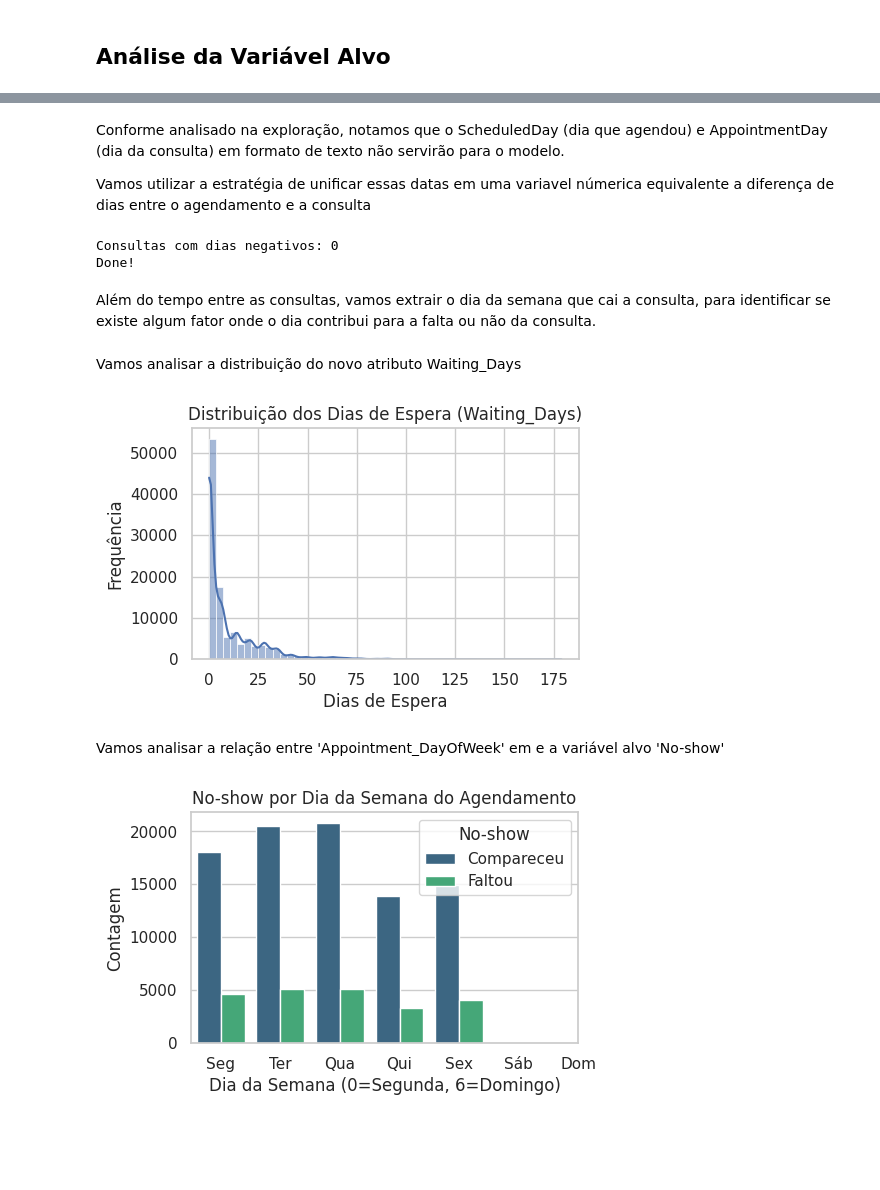
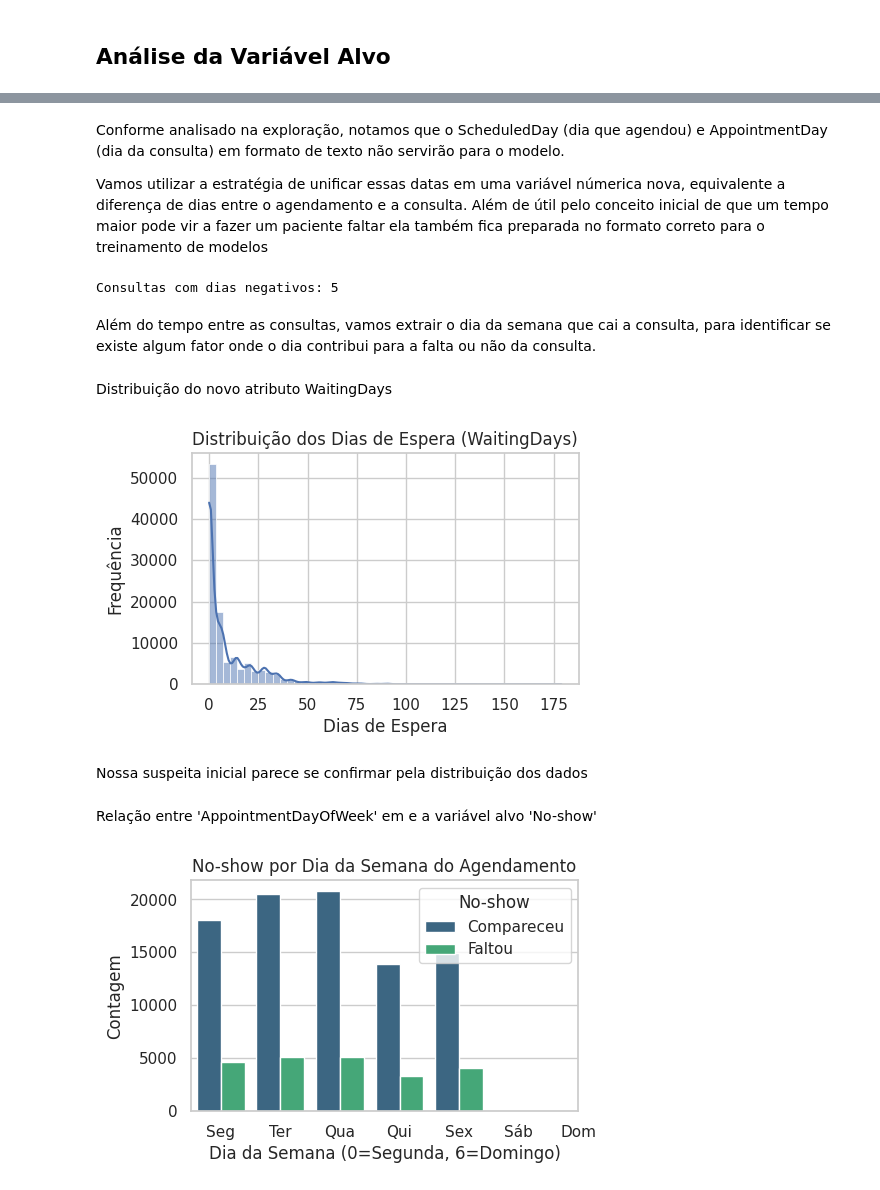
Before and after one commit to tutikobi/am-trabalho-pratico-noshows, a Jupyter notebook: notebooks/Trabalho_Prático_CMP263.ipynb, the cells around one changed output, grey strips where cells are left out. Cells and saved outputs as stored; diff of their text form; code cells hidden in the pictures; blank space fills up the shorter version.

```diff
--- a/notebooks/Trabalho_Prático_CMP263.ipynb
+++ b/notebooks/Trabalho_Prático_CMP263.ipynb
@@ -299,41 +312,35 @@ df = df[df['Age'] >= 0]
 # %% [markdown]
 Conforme analisado na exploração, notamos que o ScheduledDay (dia que agendou) e AppointmentDay (dia da consulta) em formato de texto não servirão para o modelo.
 
-Vamos utilizar a estratégia de unificar essas datas em uma variavel númerica equivalente a diferença de dias entre o agendamento e a consulta
+Vamos utilizar a estratégia de unificar essas datas em uma variável númerica nova, equivalente a diferença de dias entre o agendamento e a consulta. Além de útil pelo conceito inicial de que um tempo maior pode vir a fazer um paciente faltar ela também fica preparada no formato correto para o treinamento de modelos
 # %%
 df['ScheduledDay'] = pd.to_datetime(df['ScheduledDay'])
 df['AppointmentDay'] = pd.to_datetime(df['AppointmentDay'])
+df['WaitingDays'] = (df['AppointmentDay'].dt.normalize() - df['ScheduledDay'].dt.normalize()).dt.days
 
-# Calculate the waiting time in days (Waiting_Days)
-# Normalize the dates to remove the time component before subtracting
-df['Waiting_Days'] = (df['AppointmentDay'].dt.normalize() - df['ScheduledDay'].dt.normalize()).dt.days
+print("Consultas com dias negativos:", (df['WaitingDays'] < 0).sum())
 
-# Check for negative waiting days (system errors where the appointment was scheduled after the consultation)
-print("Consultas com dias negativos:", (df['Waiting_Days'] < 0).sum())
-
-# Remove inconsistencies with negative days (if any)
-df = df[df['Waiting_Days'] >= 0]
-
-print("Done!")
+df = df[df['WaitingDays'] >= 0]
 # %% [output]
-Consultas com dias negativos: 0
-Done!
+Consultas com dias negativos: 5
 # %% [markdown]
 Além do tempo entre as consultas, vamos extrair o dia da semana que cai a consulta, para identificar se existe algum fator onde o dia contribui para a falta ou não da consulta.
 # %%
-df['Appointment_DayOfWeek'] = df['AppointmentDay'].dt.dayofweek # 0=Segunda, 6=Domingo
+df['AppointmentDayOfWeek'] = df['AppointmentDay'].dt.dayofweek # 0=Segunda, 6=Domingo
 # %% [markdown]
-Vamos analisar a distribuição do novo atributo Waiting_Days
+Distribuição do novo atributo WaitingDays
 # %%
 plt.figure(figsize=(5, 3))
-sns.histplot(df_clean['Waiting_Days'], bins=50, kde=True)
-plt.title('Distribuição dos Dias de Espera (Waiting_Days)')
+sns.histplot(df['WaitingDays'], bins=50, kde=True)
+plt.title('Distribuição dos Dias de Espera (WaitingDays)')
 plt.xlabel('Dias de Espera')
 plt.ylabel('Frequência')
 plt.show()
 # %% [output]
-[figure, old version]
+[figure, new version]
+# %% [markdown]
+Nossa suspeita inicial parece se confirmar pela distribuição dos dados
 # %% [markdown]
-Vamos analisar a relação entre 'Appointment_DayOfWeek' em e a variável alvo 'No-show'
+Relação entre 'AppointmentDayOfWeek' em e a variável alvo 'No-show'
 # %%
 plt.figure(figsize=(5, 3))
```
Also changed, not shown: parts of 161 cells of this notebook, 1 other file.
